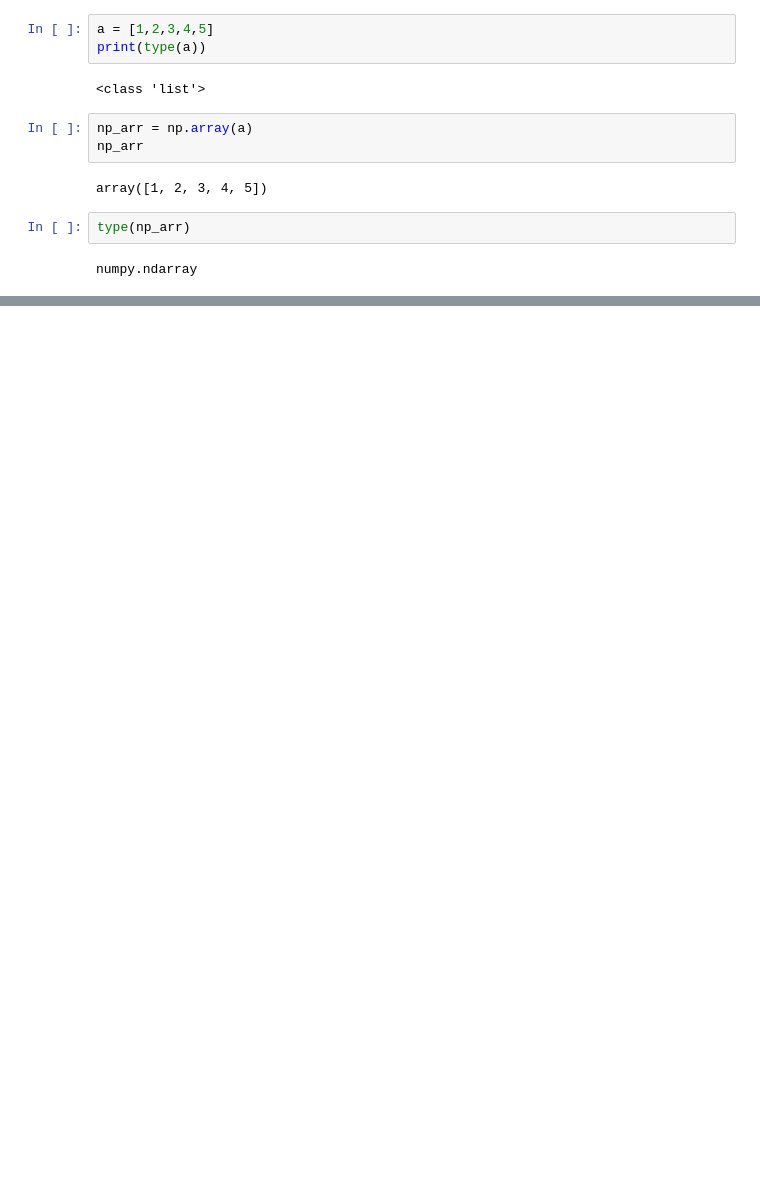
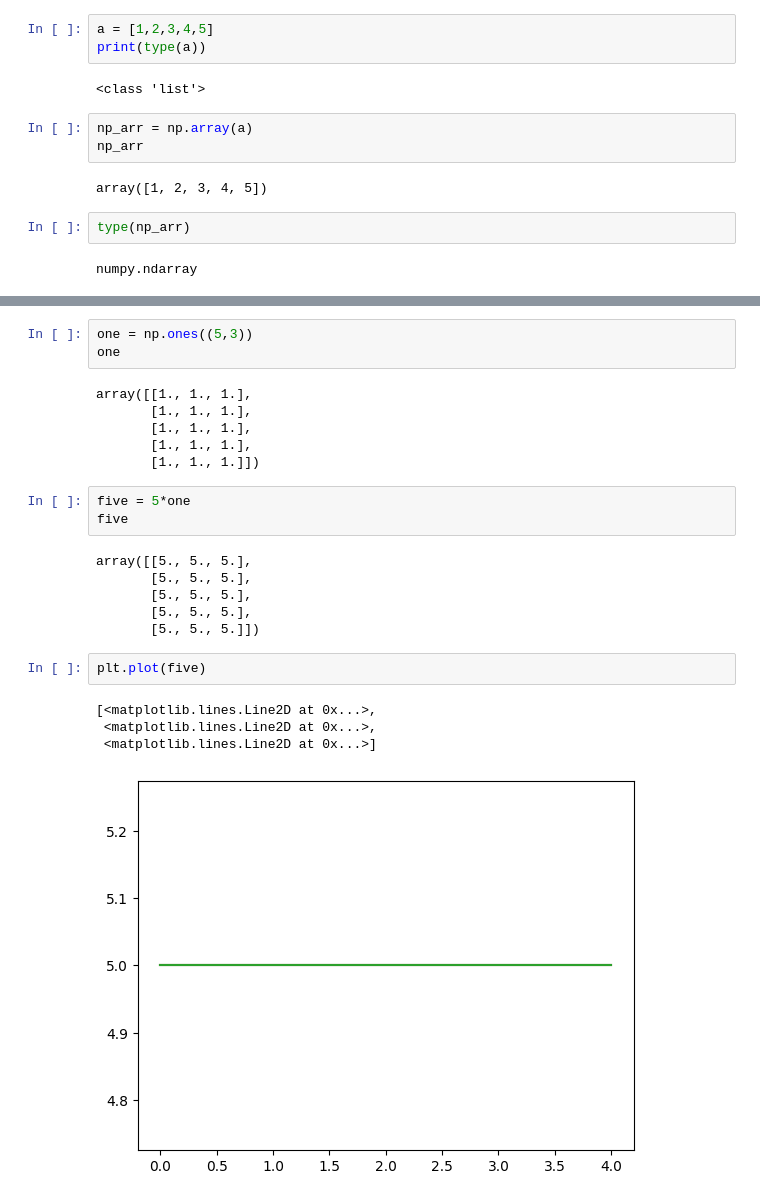
Before and after one commit to akashchauhan087/OpenCV, a Jupyter notebook: numpy.ipynb, the cells around one changed output, grey strips where cells are left out. Cells and saved outputs as stored; diff of their text form; blank space fills up the shorter version.

```diff
--- a/numpy.ipynb
+++ b/numpy.ipynb
@@ -18,0 +29,25 @@ numpy.ndarray
+# %%
+one = np.ones((5,3))
+one
+# %% [output]
+array([[1., 1., 1.],
+       [1., 1., 1.],
+       [1., 1., 1.],
+       [1., 1., 1.],
+       [1., 1., 1.]])
+# %%
+five = 5*one
+five
+# %% [output]
+array([[5., 5., 5.],
+       [5., 5., 5.],
+       [5., 5., 5.],
+       [5., 5., 5.],
+       [5., 5., 5.]])
+# %%
+plt.plot(five)
+# %% [output]
+[<matplotlib.lines.Line2D at 0x...>,
+ <matplotlib.lines.Line2D at 0x...>,
+ <matplotlib.lines.Line2D at 0x...>]
+[figure, added]
```
Also changed, not shown: parts of 29 cells of this notebook.
